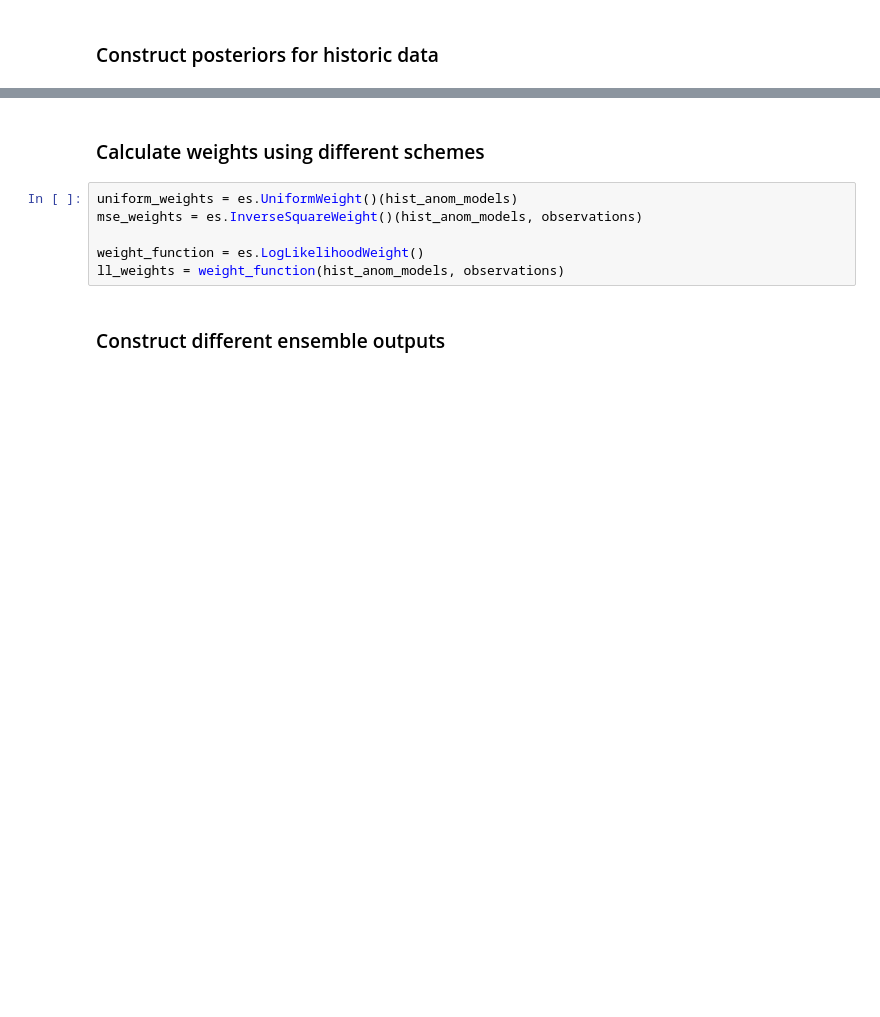
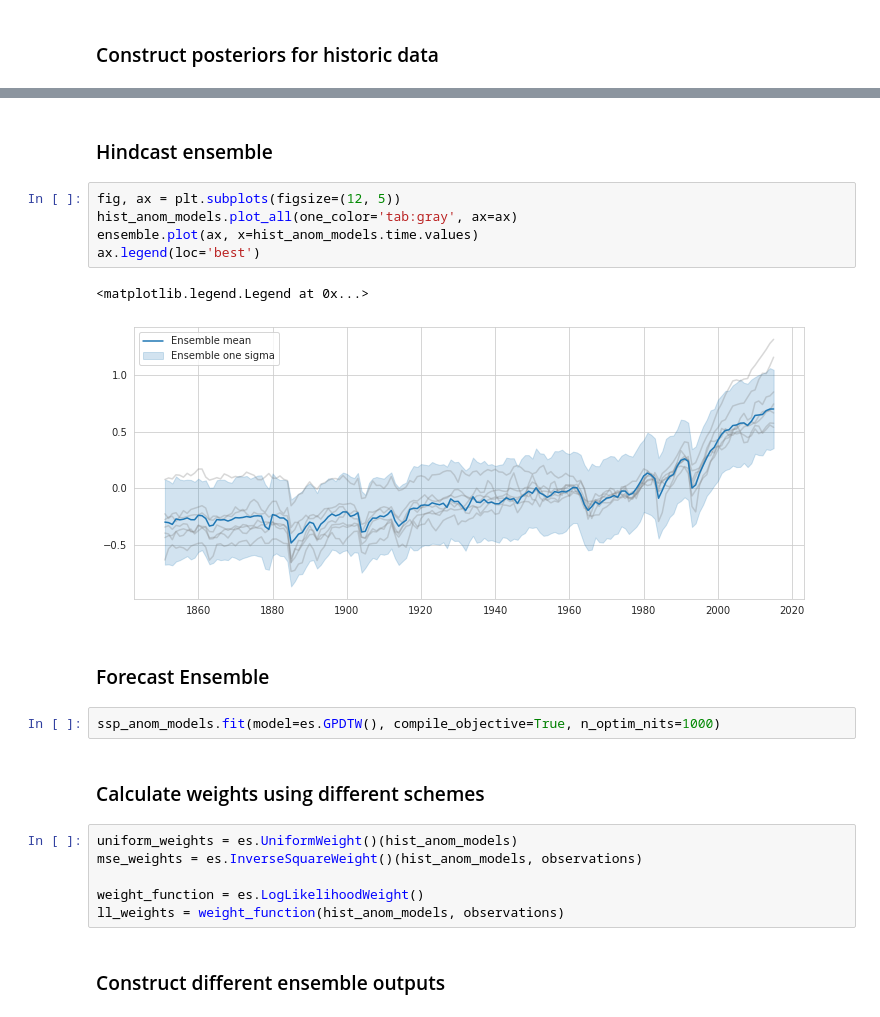
Before and after one commit to mattramos/bayesian_ensembling, a Jupyter notebook: experiments/figure2_xarray.ipynb, the cells around one changed output, grey strips where cells are left out. Saved outputs shown, nothing was run; the diff lists cells and outputs as text; blank space fills up the shorter version.

```diff
--- a/experiments/figure2_xarray.ipynb
+++ b/experiments/figure2_xarray.ipynb
@@ -88,3 +111,17 @@ for anom in hist_anom_models:
+# %% [markdown]
+### Hindcast ensemble
+# %%
+fig, ax = plt.subplots(figsize=(12, 5))
+hist_anom_models.plot_all(one_color='tab:gray', ax=ax)
+ensemble.plot(ax, x=hist_anom_models.time.values)
+ax.legend(loc='best')
+# %% [output]
+<matplotlib.legend.Legend at 0x...>
+[figure, added]
+# %% [markdown]
+### Forecast Ensemble
+# %%
+ssp_anom_models.fit(model=es.GPDTW(), compile_objective=True, n_optim_nits=1000)
 # %% [markdown]
 ### Calculate weights using different schemes
 # %%
```
Also changed, not shown: parts of 17 cells of this notebook, 11 other files.
